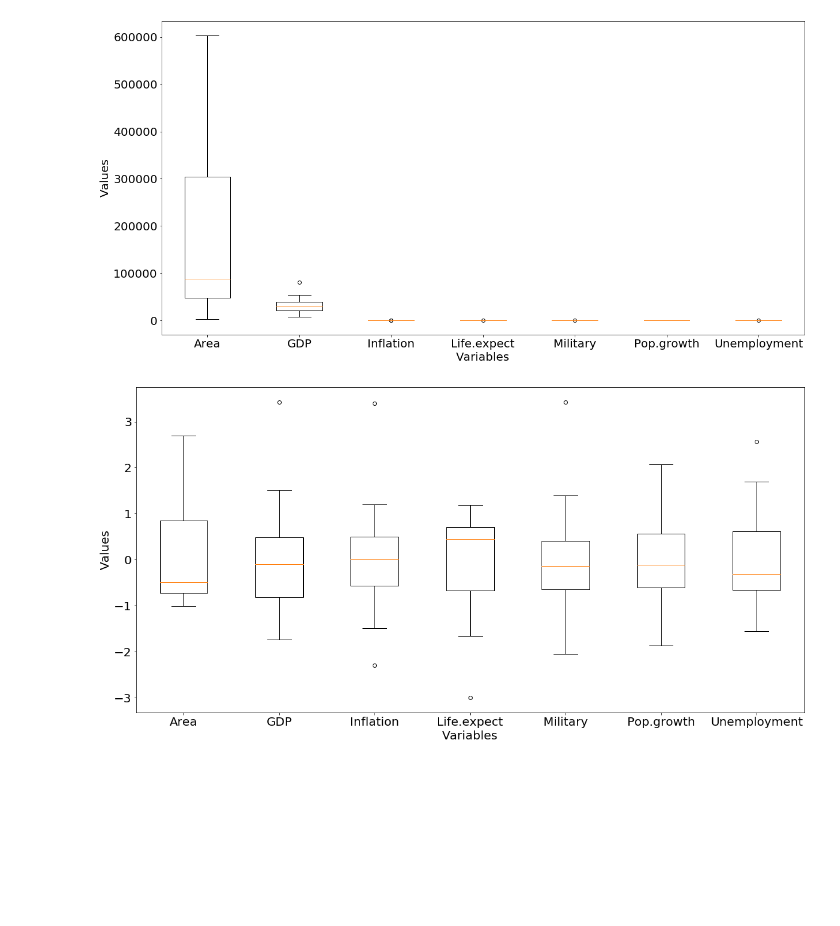
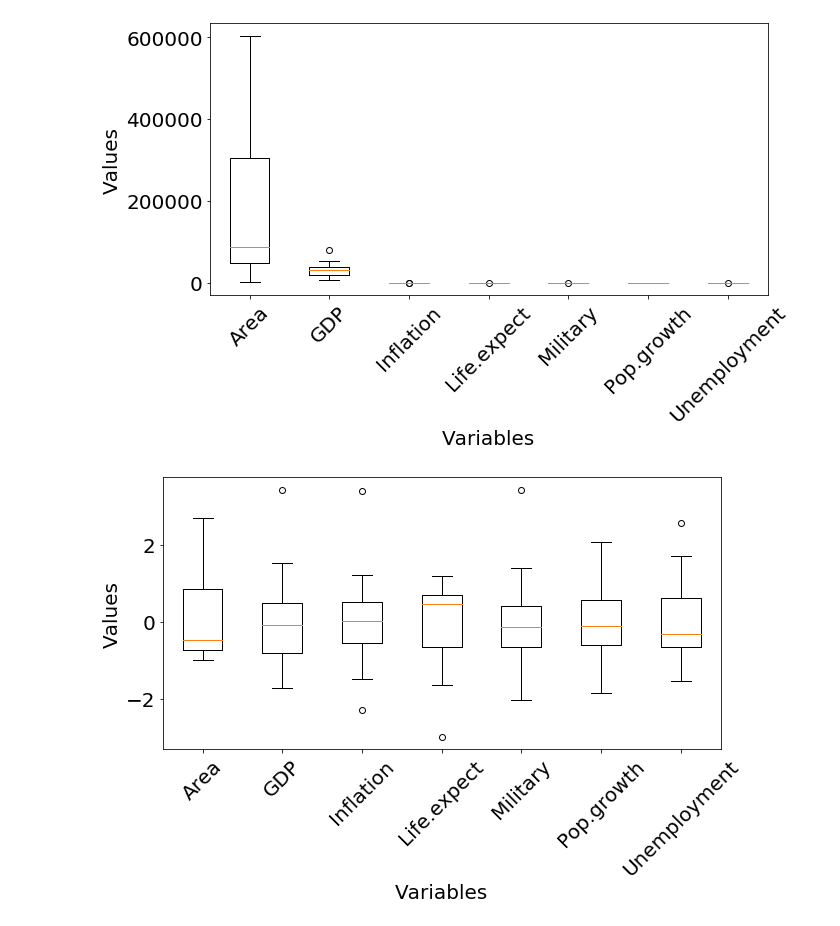
Before and after one commit to Natu17/TPs_SIA, a Jupyter notebook: ComponentesPrincipales/ej.ipynb, the cells around one changed output. Saved outputs shown, nothing was run; the diff lists cells and outputs as text; code cells hidden in the pictures; blank space fills up the shorter version.

```diff
--- a/ComponentesPrincipales/ej.ipynb
+++ b/ComponentesPrincipales/ej.ipynb
@@ -5,17 +5,18 @@ import pandas as pd
 from sklearn.decomposition import PCA
 from sklearn.preprocessing import StandardScaler
 
+
 #change pyplot font size
 plt.rcParams['font.size'] = 20
 
 #change figsize
-plt.rcParams['figure.figsize'] = (20,10)
+plt.rcParams['figure.figsize'] = (10,5)
 # %%
 def boxplot(variables, variable_names):
     plt.boxplot(variables)
     plt.xlabel("Variables")
     plt.ylabel("Values")
-    plt.xticks(range(1, len(variable_names)+1), variable_names, rotation=0)
+    plt.xticks(range(1, len(variable_names)+1), variable_names, rotation=45)
 # %%
 #loading data
 dataset = pd.read_csv('europe.csv')
@@ -29,14 +31,14 @@ plt.figure("Raw variables")
 boxplot(variables, variable_names)
 plt.show()
 # %% [output]
-[figure, old version]
+[figure, new version]
 # %%
 #normalizamos los datos
-standarized = StandardScaler().fit_transform(variables)
+standardized = StandardScaler().fit_transform(variables)
 # %%
-plt.figure("Standarized variables")
-boxplot(standarized, variable_names)
+plt.figure("Standardized variables")
+boxplot(standardized, variable_names)
 
 plt.show()
 # %% [output]
-[figure, old version]
+[figure, new version]
```
Also changed, not shown: parts of 3 cells of this notebook, 2 other files.
